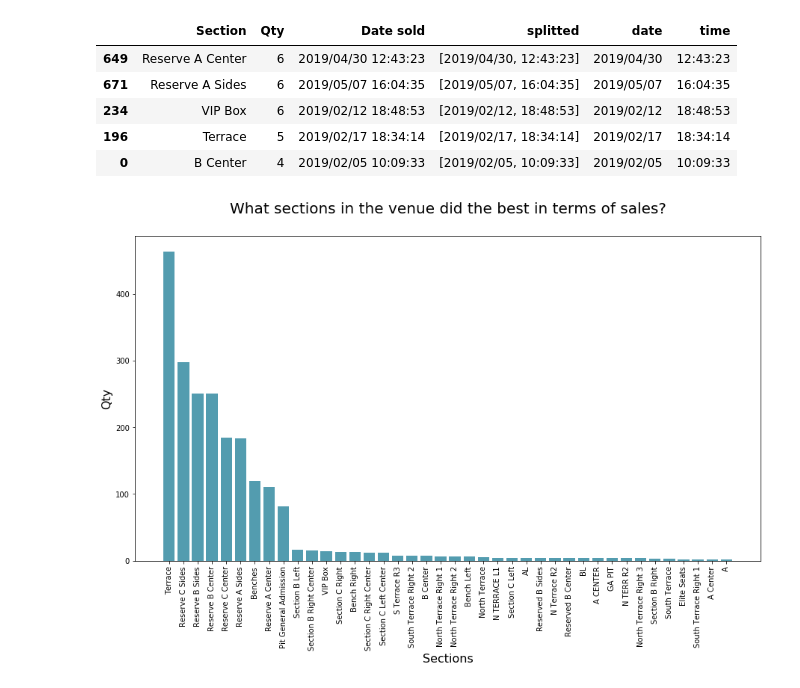
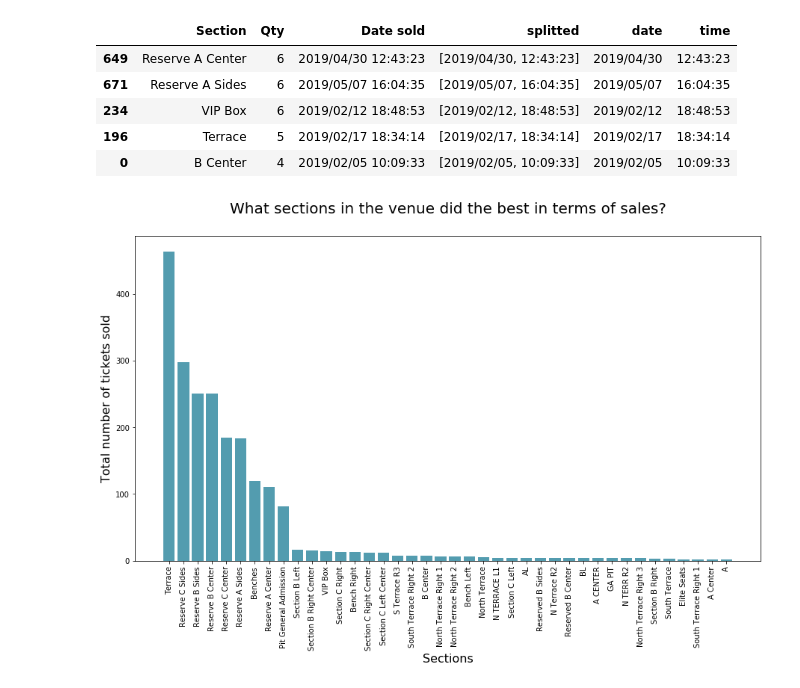
Before and after one commit to byambaa1982/CodingWorkshops, a Jupyter notebook: event_analysis.ipynb, the cells around one changed output. Saved outputs shown, nothing was run; the diff lists cells and outputs as text; code cells hidden in the pictures.

```diff
--- a/event_analysis.ipynb
+++ b/event_analysis.ipynb
@@ -196,6 +200,6 @@ df.head()
 # %%
 df_sec=df.groupby(['Section']).sum()
 df_sec=df_sec.sort_values(by='Qty', ascending=False)
-barplot(df_sec.index, df_sec.Qty, x_label="Sections", y_label="Qty", title="What sections in the venue did the best in terms of sales?" )
+barplot(df_sec.index, df_sec.Qty, x_label="Sections", y_label="Total number of tickets sold", title="What sections in the venue did the best in terms of sales?" )
 # %% [output]
-[figure, old version]
+[figure, new version]
```
Also changed, not shown: parts of 3 cells of this notebook.
